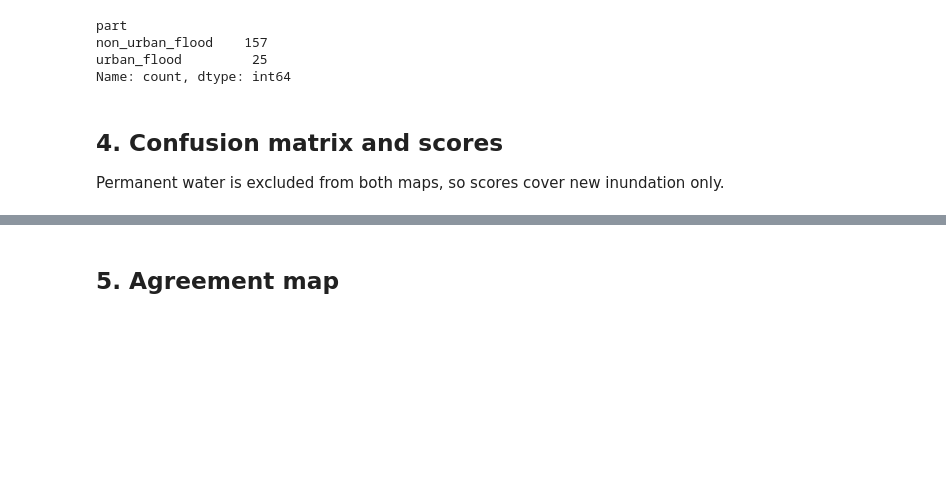
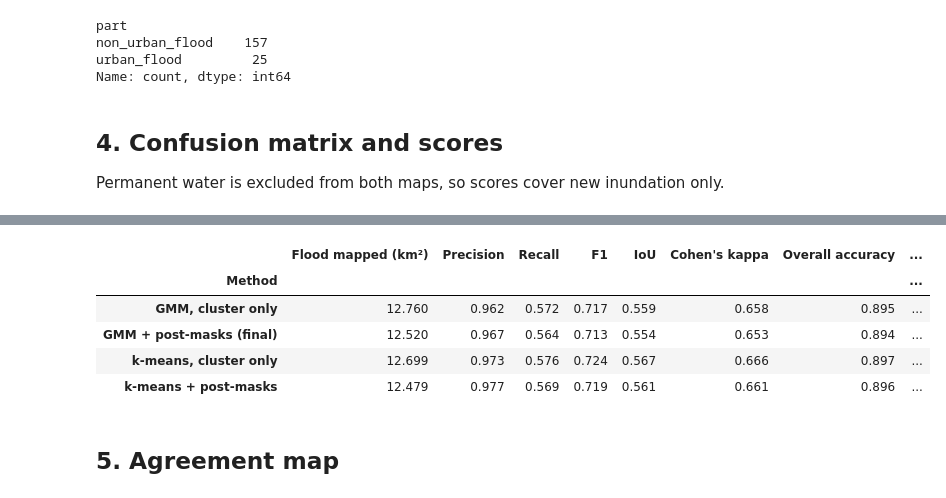
Before and after one commit to uoa-gis/GIS, a Jupyter notebook: notebooks/04_validation.ipynb, the cells around one changed output, grey strips where cells are left out. Cells and saved outputs as stored; diff of their text form; code cells hidden in the pictures; blank space fills up the shorter version.

Commit message:
cluster image, method comparison

```diff
--- a/notebooks/04_validation.ipynb
+++ b/notebooks/04_validation.ipynb
@@ -391,3 +466,57 @@ dtype: float64
+# %%
+# 4c. Method comparison: GMM vs k-means, before and after post-masks (report table)
+def _post_mask(cluster_flood):
+    """Same post-masks and cleaning as final_flood (section 2)."""
+    m = (cluster_flood.And(permanent_water.Not()).And(dark_land.Not())
+         .And(elev_ok).And(slope_ok).And(layover_shadow_risk.Not()))
+    size = m.selfMask().connectedPixelCount(maxSize=128, eightConnected=True)
+    m = m.updateMask(size.gte(cfg.MMU_PIXELS)).unmask(0)
+    return (m.focal_min(radius=SCALE, units="meters")
+             .focal_max(radius=SCALE, units="meters").clip(aoi).rename("flood"))
+
+def _score(flood_img):
+    code = flood_img.multiply(2).add(ref_img).updateMask(valid).rename("code")
+    g = px_km2.addBands(code).reduceRegion(
+        ee.Reducer.sum().group(groupField=1, groupName="code"),
+        aoi, AREA_SCALE, bestEffort=True, maxPixels=1e10,
+    ).get("groups").getInfo()
+    a = {0: 0.0, 1: 0.0, 2: 0.0, 3: 0.0}
+    for row in g:
+        a[int(row["code"])] = row["sum"]
+    tn, fn, fp, tp = a[0], a[1], a[2], a[3]
+    n = tn + fn + fp + tp
+    p = tp / (tp + fp) if tp + fp else np.nan
+    r = tp / (tp + fn) if tp + fn else np.nan
+    po = (tp + tn) / n
+    pe = ((tp + fp) * (tp + fn) + (fn + tn) * (fp + tn)) / n ** 2
+    urban = ref[ref["part"] == "urban_flood"]
+    u_ref = area_km2(to_mask(urban)) if len(urban) else np.nan
+    u_hit = area_km2(to_mask(urban).And(flood_img)) if len(urban) else np.nan
+    return {
+        "Flood mapped (km²)": tp + fp,
+        "Precision": p, "Recall": r,
+        "F1": 2 * p * r / (p + r), "IoU": tp / (tp + fp + fn),
+        "Cohen's kappa": (po - pe) / (1 - pe), "Overall accuracy": po,
+        "Urban recall": u_hit / u_ref if u_ref else np.nan,
+    }
+
+methods = {
+    "GMM, cluster only": gmm_flood,
+    "GMM + post-masks (final)": final_flood,
+    "k-means, cluster only": kmeans_flood,
+    "k-means + post-masks": _post_mask(kmeans_flood),
+}
+method_scores = pd.DataFrame({name: _score(img) for name, img in methods.items()}).T.round(3)
+method_scores.index.name = "Method"
+method_scores.to_csv(OUT_DIR / "method_comparison.csv")
+display(method_scores)
+# %% [output]
+|  | Flood mapped (km²) | Precision | Recall | F1 | IoU | Cohen's kappa | Overall accuracy | ... |
+| Method |  |  |  |  |  |  |  | ... |
+| GMM, cluster only | 12.760 | 0.962 | 0.572 | 0.717 | 0.559 | 0.658 | 0.895 | ... |
+| GMM + post-masks (final) | 12.520 | 0.967 | 0.564 | 0.713 | 0.554 | 0.653 | 0.894 | ... |
+| k-means, cluster only | 12.699 | 0.973 | 0.576 | 0.724 | 0.567 | 0.666 | 0.897 | ... |
+| k-means + post-masks | 12.479 | 0.977 | 0.569 | 0.719 | 0.561 | 0.661 | 0.896 | ... |
 # %% [markdown]
 ## 5. Agreement map
 # %%
```
Also changed, not shown: parts of 8 cells of this notebook, 2 other files.
